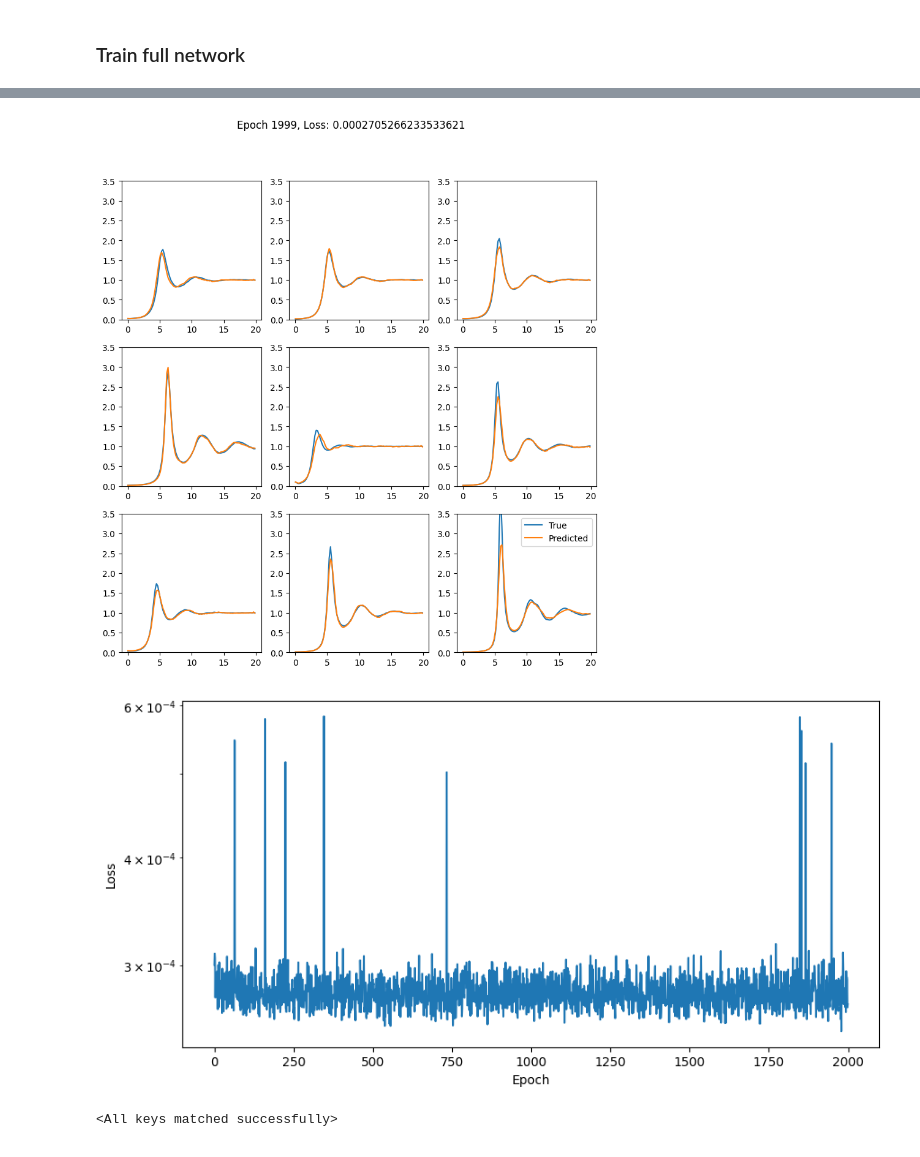
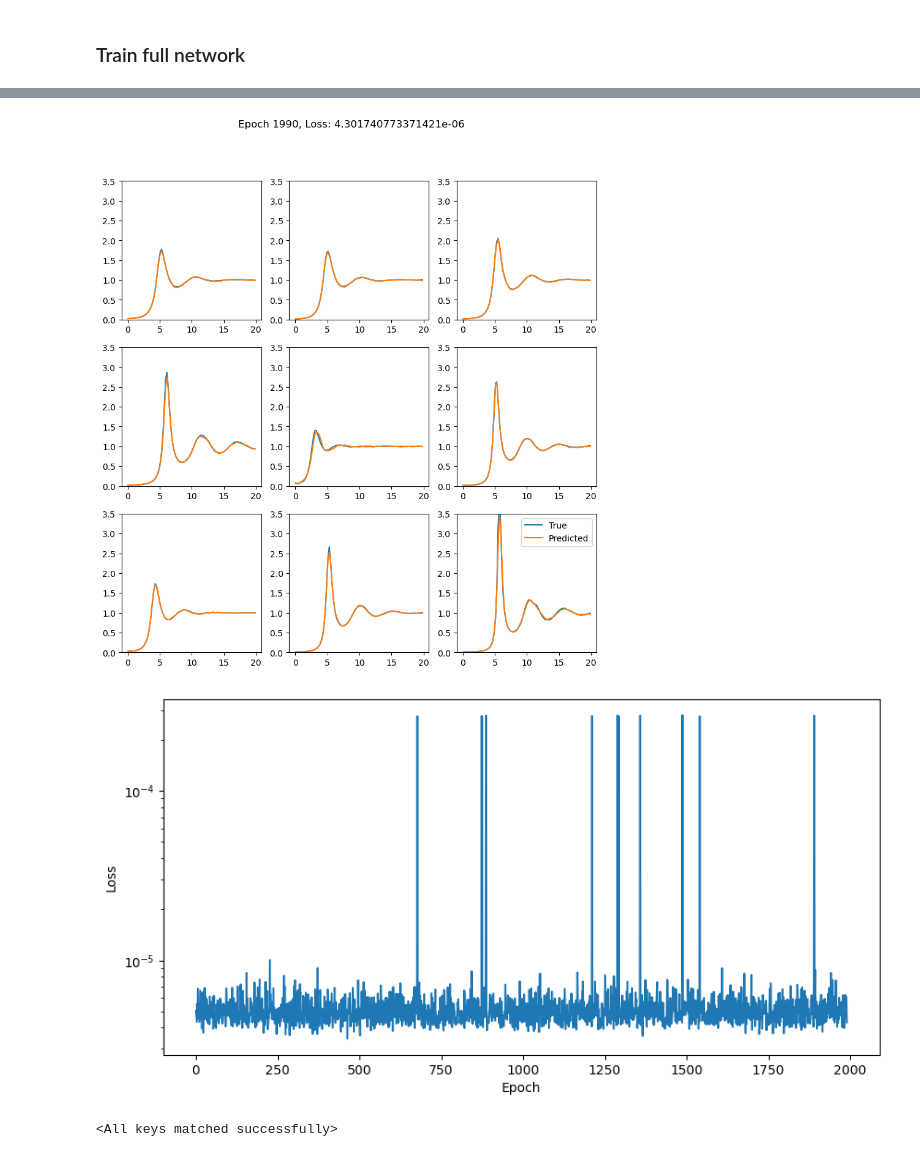
Before and after one commit to ch-tung/SQ_KAN, a Jupyter notebook: test_torch_NN.ipynb, the cells around one changed output, grey strips where cells are left out. Drawn from its saved outputs; the diff is of its cells as text; code cells hidden in the pictures.

Commit message:
updated NN training script

```diff
--- a/test_torch_NN.ipynb
+++ b/test_torch_NN.ipynb
@@ -276,7 +284,7 @@ class DecoderAug(nn.Module):
         x_recon = self.decode(z)
         return x_recon
 # %%
-model = DecoderAug(latent_dim, sq_dim, n_filters=32)
+model = DecoderAug(latent_dim, sq_dim, n_filters=n_filters)
 model.decoder.load_state_dict(vae.decoder.state_dict())
 model.aug_layers.apply(init_weights)
 # y_train_torch = torch.from_numpy(y_train.astype('float32'))
@@ -311,8 +319,10 @@ def visualize_training(epoch, loss, y_ind, x_ind):
 # %%
 def train_model(model, x_train, y_train, epochs=100, batch_size=256, lr=1e-3, l2_reg=0.001):
     # Convert numpy arrays to PyTorch tensors
-    x_train_torch = torch.from_numpy(x_train.astype('float32'))
-    y_train_torch = torch.from_numpy(y_train.astype('float32'))
+    # x_train_torch = torch.from_numpy(x_train.astype('float32'))
+    # y_train_torch = torch.from_numpy(y_train.astype('float32'))
+    x_train_torch = to_torch_device(x_train)
+    y_train_torch = to_torch_device(y_train)
 
     # Create a DataLoader
     dataset = TensorDataset(x_train_torch, y_train_torch)
@@ -362,5 +372,5 @@ def train_model(model, x_train, y_train, epochs=100, batch_size=256, lr=1e-3, l2
             # plt.xscale('log')
             plt.show()
 # %%
-train_model(model, x_train, y_train, epochs=250, batch_size=256, l2_reg=1e-6, lr=1e-3)
+train_model(model, x_train, y_train, epochs=1000, batch_size=256, l2_reg=1e-6, lr=1e-3)
 # %% [output]
@@ -371,8 +381,10 @@ train_model(model, x_train, y_train, epochs=250, batch_size=256, l2_reg=1e-6, lr
 # %%
 def train_model(model, x_train, y_train, epochs=100, batch_size=256, lr=1e-3, l2_reg=0.001):
     # Convert numpy arrays to PyTorch tensors
-    x_train_torch = torch.from_numpy(x_train.astype('float32'))
-    y_train_torch = torch.from_numpy(y_train.astype('float32'))
+    # x_train_torch = torch.from_numpy(x_train.astype('float32'))
+    # y_train_torch = torch.from_numpy(y_train.astype('float32'))
+    x_train_torch = to_torch_device(x_train)
+    y_train_torch = to_torch_device(y_train)
 
     # Create a DataLoader
     dataset = TensorDataset(x_train_torch, y_train_torch)
@@ -430,7 +442,8 @@ torch.save(model.state_dict(), './saved_model/NN/model_l2.pth')
 # %%
-train_model(model, x_train, y_train, epochs=2000, batch_size=64, l2_reg=1e-5, lr=1e-3)
-torch.save(model.state_dict(), './saved_model/NN/model_l2-5.pth')
+model.load_state_dict(torch.load('./saved_model/NN/model_l2.pth'))
+train_model(model, x_train, y_train, epochs=2000, batch_size=64, l2_reg=1e-8, lr=1e-3)
+torch.save(model.state_dict(), './saved_model/NN/model_l2-8.pth')
 # %% [output]
-[figure, old version]
+[figure, new version]
-[figure, old version]
+[figure, new version]
 # %%
```
Also changed, not shown: parts of 11 cells of this notebook, 4 other files.
